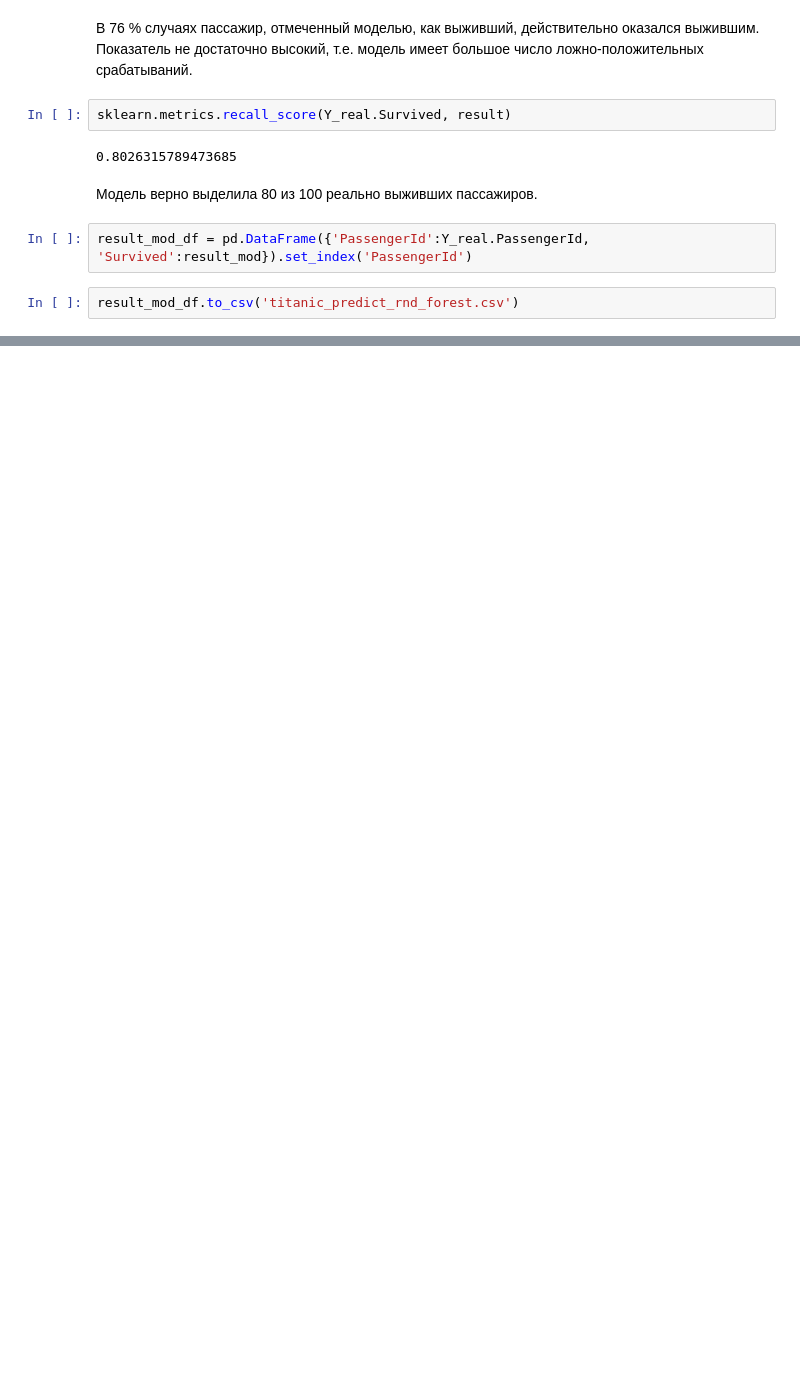
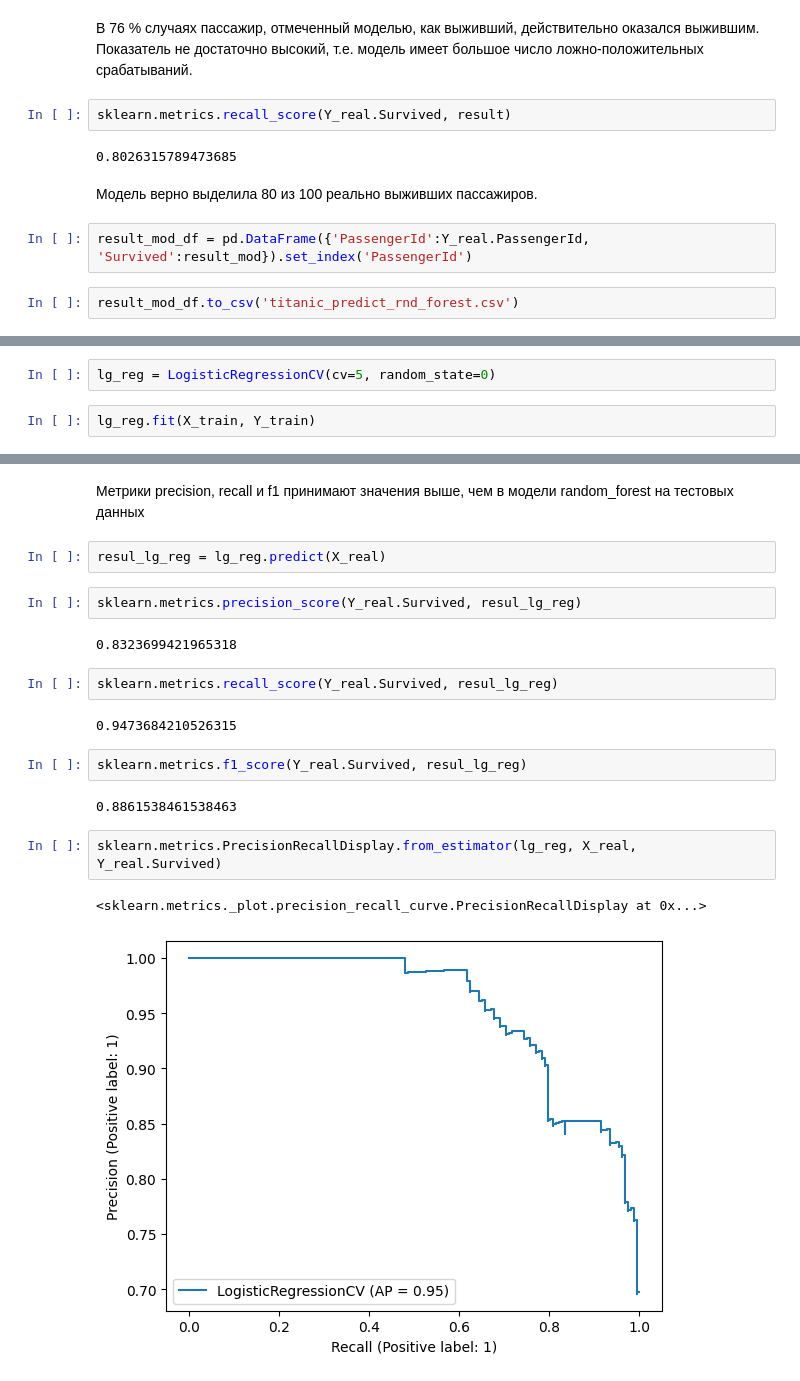
Before and after one commit to ddr533/Sklearn_titanic_survived_predict, a Jupyter notebook: titanic_survived_predict.ipynb, the cells around one changed output, grey strips where cells are left out. Drawn from its saved outputs; the diff is of its cells as text; blank space fills up the shorter version.

Commit message:
ADD LogisticRegressionCV prediction

```diff
--- a/titanic_survived_predict.ipynb
+++ b/titanic_survived_predict.ipynb
@@ -570,0 +574,4 @@ result_mod_df.to_csv('titanic_predict_rnd_forest.csv')
+# %%
+lg_reg = LogisticRegressionCV(cv=5, random_state=0)
+# %%
+lg_reg.fit(X_train, Y_train)
@@ -570,0 +600,21 @@ result_mod_df.to_csv('titanic_predict_rnd_forest.csv')
+# %% [markdown]
+Метрики precision, recall и f1 принимают значения выше, чем в модели random_forest на тестовых данных
+# %%
+resul_lg_reg = lg_reg.predict(X_real)
+# %%
+sklearn.metrics.precision_score(Y_real.Survived, resul_lg_reg)
+# %% [output]
+0.8323699421965318
+# %%
+sklearn.metrics.recall_score(Y_real.Survived, resul_lg_reg)
+# %% [output]
+0.9473684210526315
+# %%
+sklearn.metrics.f1_score(Y_real.Survived, resul_lg_reg)
+# %% [output]
+0.8861538461538463
+# %%
+sklearn.metrics.PrecisionRecallDisplay.from_estimator(lg_reg, X_real, Y_real.Survived)
+# %% [output]
+<sklearn.metrics._plot.precision_recall_curve.PrecisionRecallDisplay at 0x...>
+[figure, added]
```
Also changed, not shown: parts of 11 cells of this notebook.
